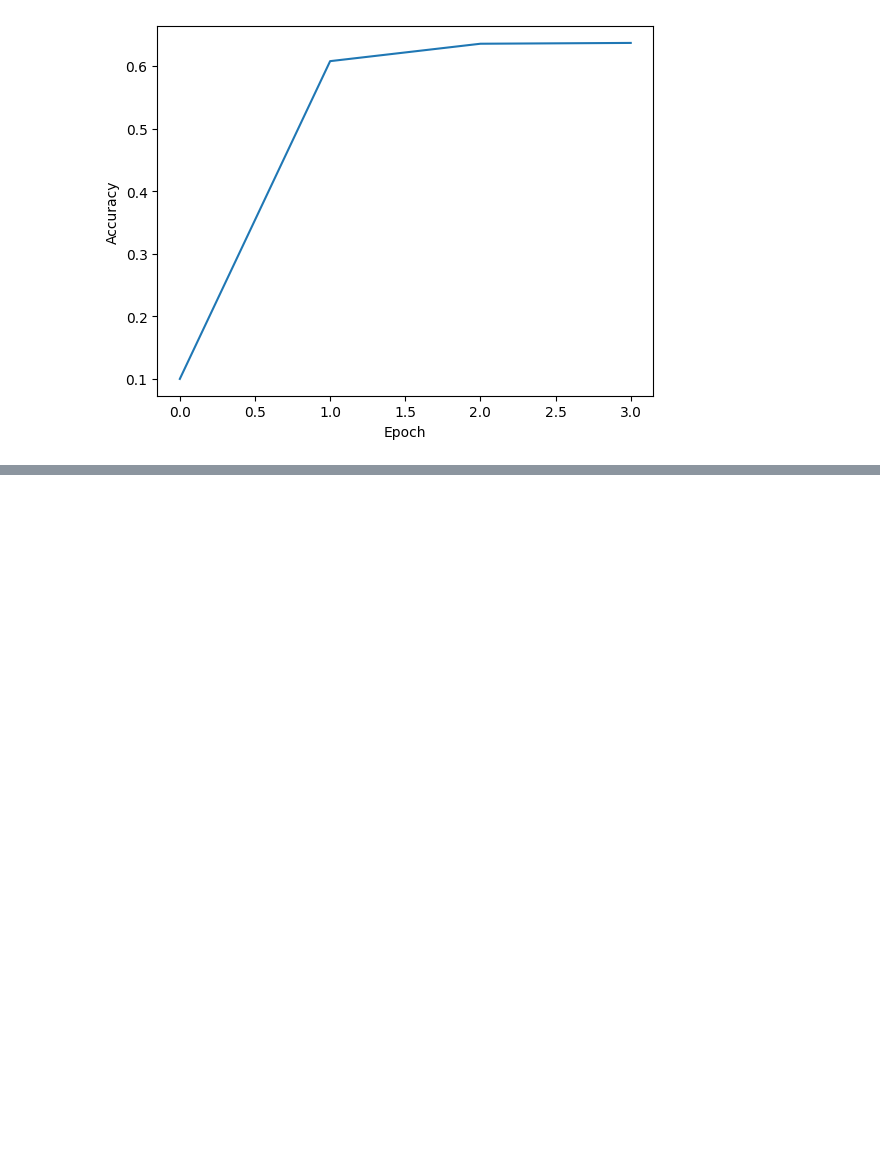
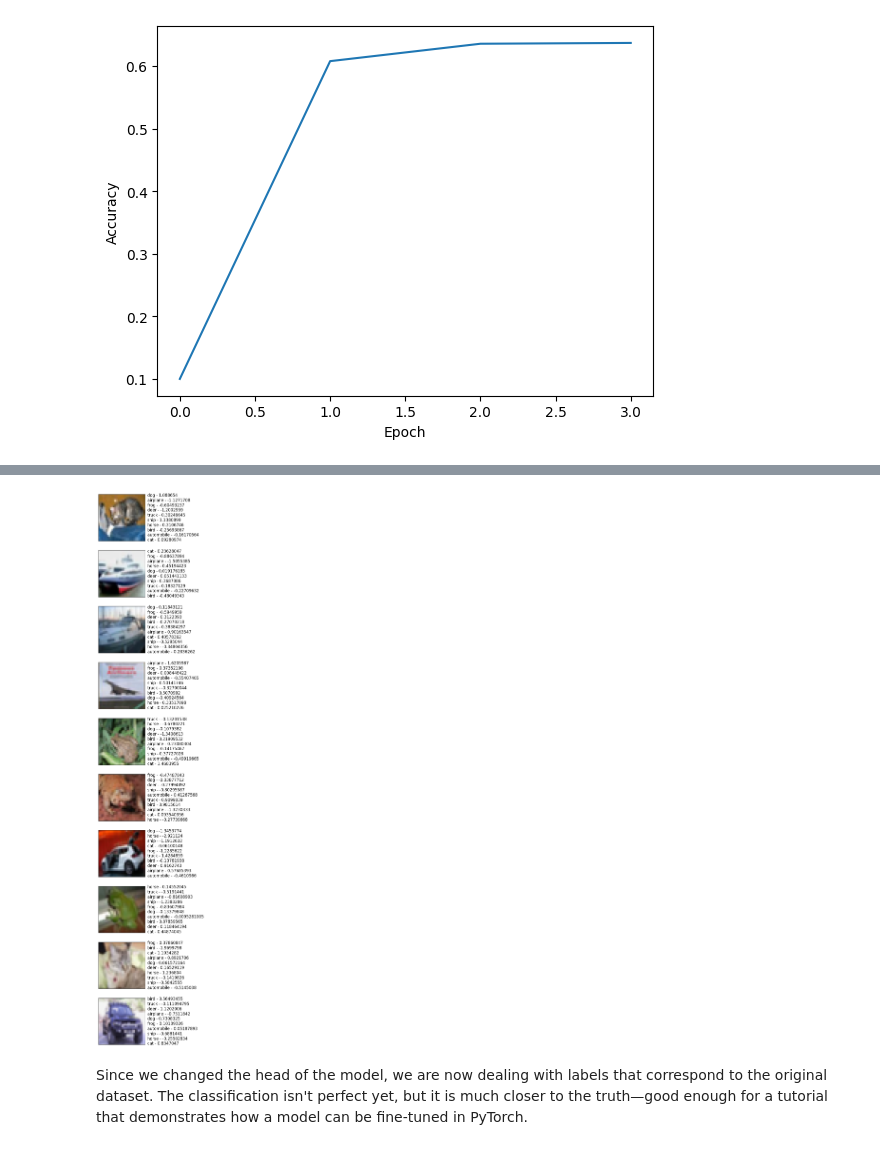
Before and after one commit to fedorkobak/knowledge, a Jupyter notebook: python/torch/examples/resnet_finetuning.ipynb, the cells around one changed output, grey strips where cells are left out. Saved outputs shown, nothing was run; the diff lists cells and outputs as text; code cells hidden in the pictures; blank space fills up the shorter version.

Commit message:
python/torch/examples/resnet_finetuning.ipynb   add "Conclusion" section

```diff
--- a/python/torch/examples/resnet_finetuning.ipynb
+++ b/python/torch/examples/resnet_finetuning.ipynb
@@ -394,0 +398,45 @@ plt.show()
+# %%
+images_number = 10
+
+# Take an image from the test dataset and pass it through the network.
+images = torch.stack([test_dataset[i][0] for i in range(images_number)])
+with torch.no_grad():
+    predict = model(images)
+
+cifar10_labels = np.array([
+    'airplane',
+    'automobile',
+    'bird',
+    'cat',
+    'deer',
+    'dog',
+    'frog',
+    'horse',
+    'ship',
+    'truck'
+])
+
+top10_classes = predict.argsort(descending=True).numpy()
+label = cifar10_labels[top10_classes]
+
+describe_predict = np.char.add(np.char.add(label, ' - '), predict.numpy().astype("str"))
+describe_predict = np.array(['\n'.join(row) for row in describe_predict])
+
+fig, axes = plt.subplots(nrows=images_number, ncols=1, figsize=(50, 30))
+
+for i, ax in enumerate(axes):
+    ax.imshow(T.ToPILImage()(images[i]))
+    ax.set_xticks([])
+    ax.set_yticks([])
+
+    ax.text(
+        x=1.05, y=0.5,
+        s=describe_predict[i],
+        transform=ax.transAxes,
+        fontsize=12,
+        verticalalignment='center'
+    )
+# %% [output]
+[figure, added]
+# %% [markdown]
+Since we changed the head of the model, we are now dealing with labels that correspond to the original dataset. The classification isn't perfect yet, but it is much closer to the truth—good enough for a tutorial that demonstrates how a model can be fine-tuned in PyTorch.
```
Also changed, not shown: parts of 2 cells of this notebook.
